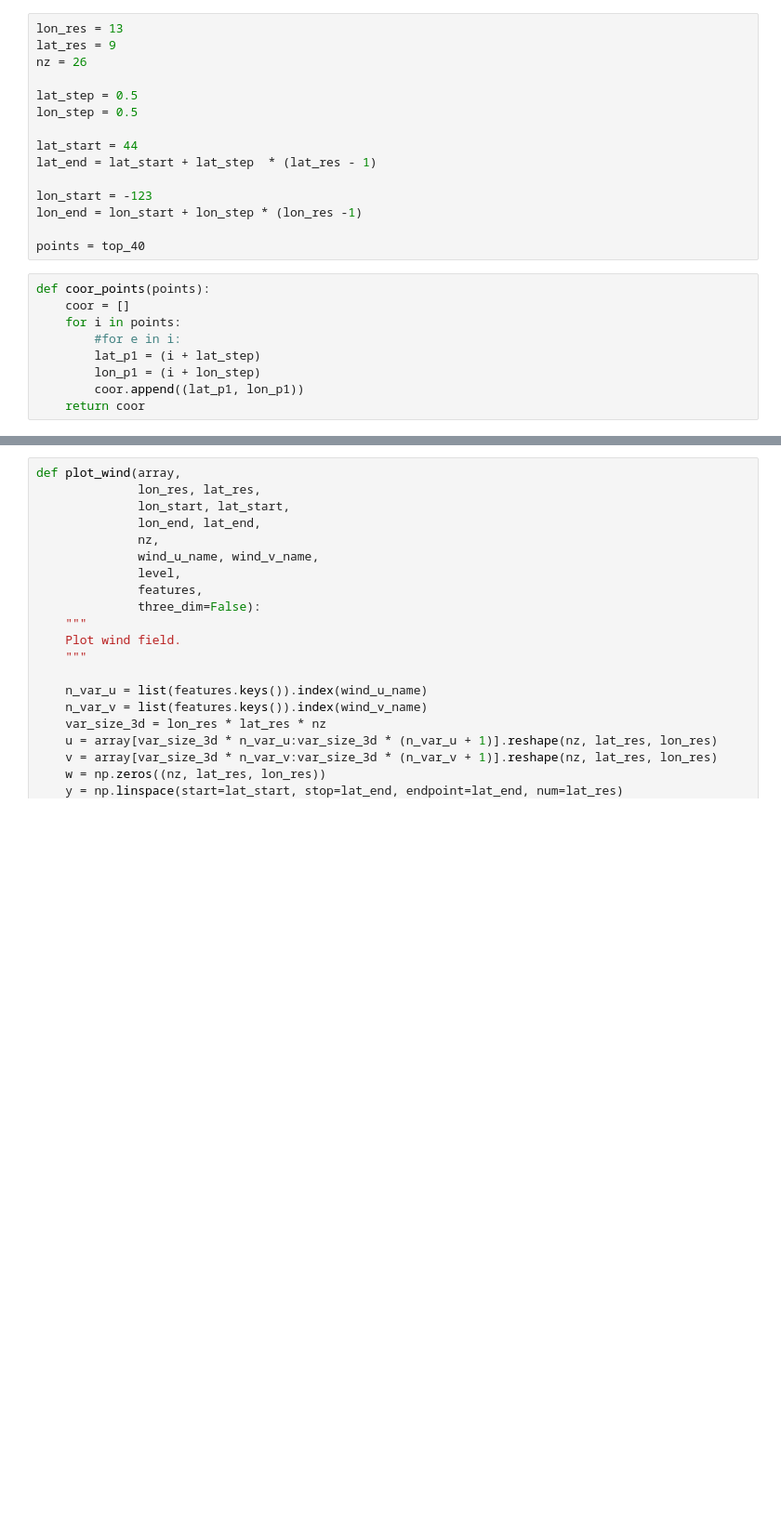
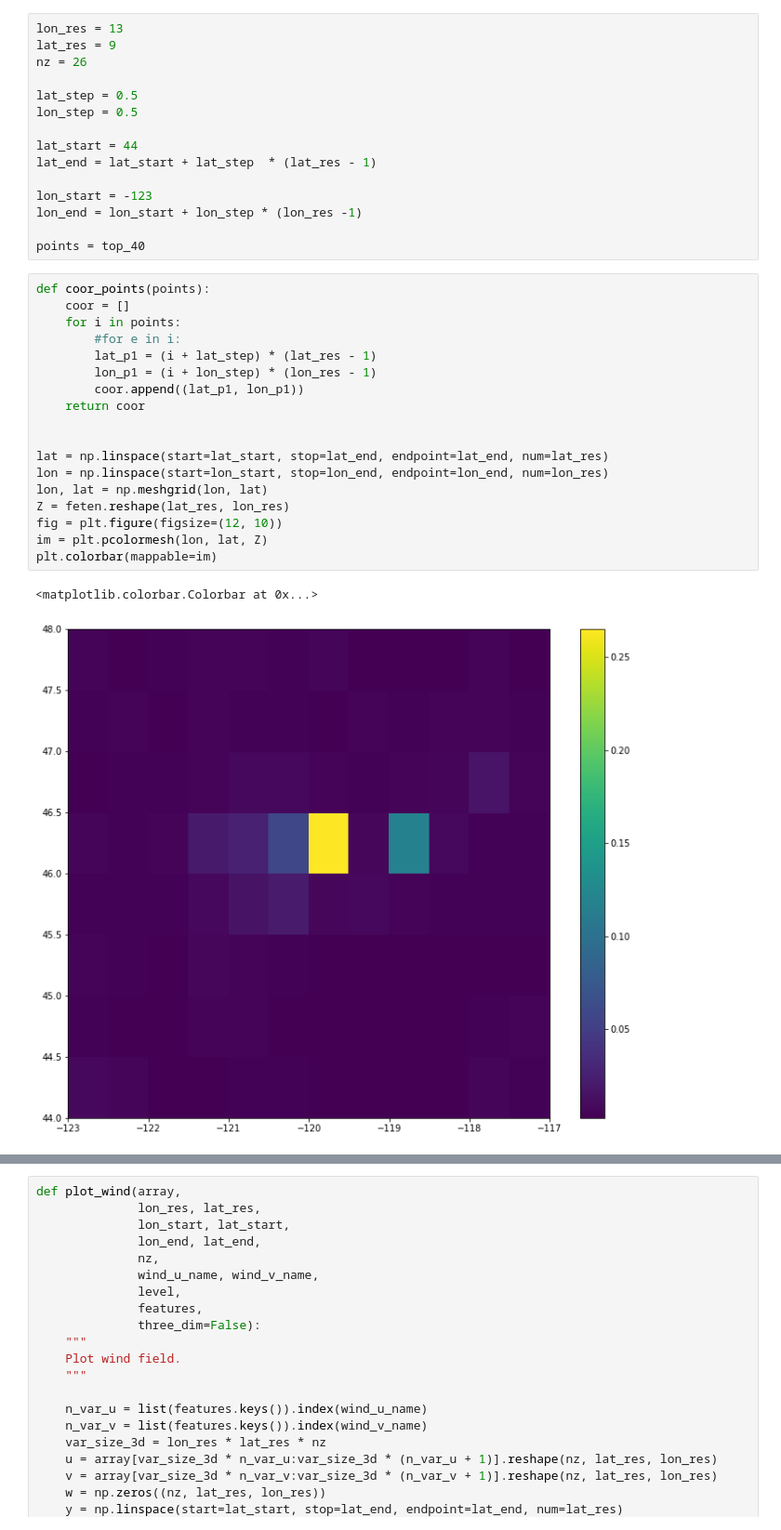
Before and after one commit to fserrey/eolo-project, a Jupyter notebook: where_is_the_park?.ipynb, the cells around one changed output, grey strips where cells are left out. Shown: that part at 93% size. Drawn from its saved outputs; the diff is of its cells as text; blank space fills up the shorter version.

```diff
--- a/where_is_the_park?.ipynb
+++ b/where_is_the_park?.ipynb
@@ -226,9 +255,21 @@ points = top_40
 # %%
 def coor_points(points):
     coor = []
     for i in points:
         #for e in i:
-        lat_p1 = (i + lat_step)
-        lon_p1 = (i + lon_step)
+        lat_p1 = (i + lat_step) * (lat_res - 1)
+        lon_p1 = (i + lon_step) * (lon_res - 1)
         coor.append((lat_p1, lon_p1))
     return coor
+
+
+lat = np.linspace(start=lat_start, stop=lat_end, endpoint=lat_end, num=lat_res)
+lon = np.linspace(start=lon_start, stop=lon_end, endpoint=lon_end, num=lon_res)
+lon, lat = np.meshgrid(lon, lat)
+Z = feten.reshape(lat_res, lon_res)
+fig = plt.figure(figsize=(12, 10))
+im = plt.pcolormesh(lon, lat, Z)
+plt.colorbar(mappable=im)
+# %% [output]
+<matplotlib.colorbar.Colorbar at 0x...>
+[figure, added]
```
Also changed, not shown: parts of 8 cells of this notebook.
